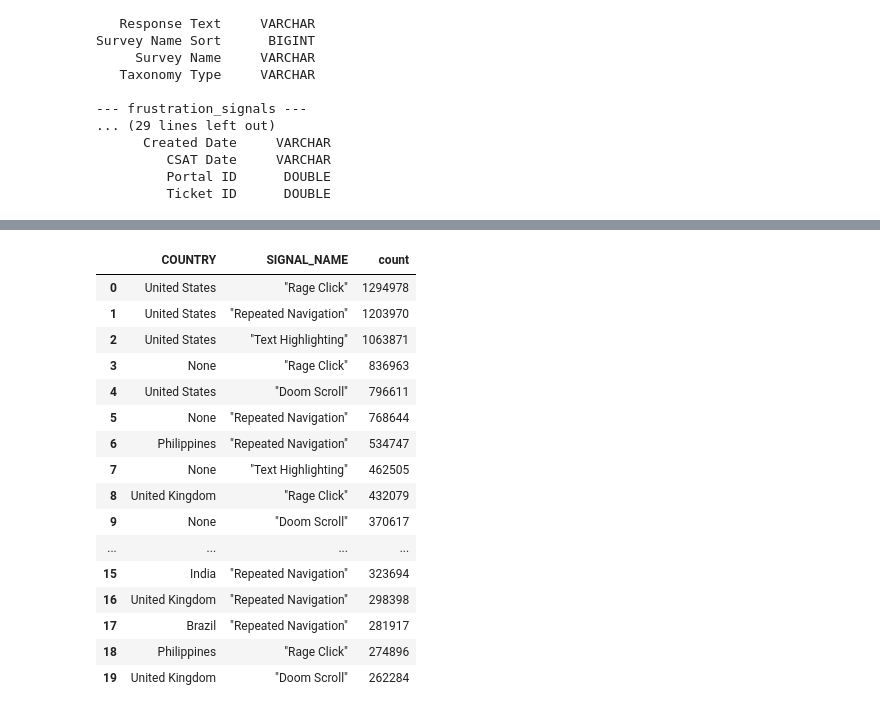
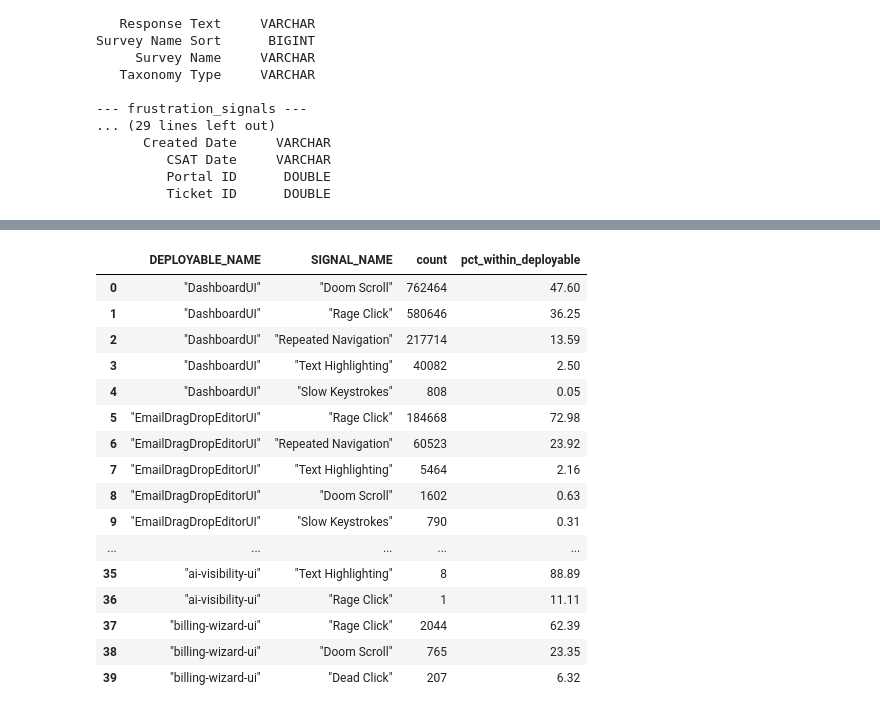
Before and after one commit to carlosmelgar5/Hubspot, a Jupyter notebook: notebooks/Database/db.ipynb, the cells around one changed output, grey strips where cells are left out. Saved outputs shown, nothing was run; the diff lists cells and outputs as text; code cells hidden in the pictures.

Commit message:
Add frustration signals analysis: correlation, time-lag, segmentation, NLP theme map

```diff
--- a/notebooks/Database/db.ipynb
+++ b/notebooks/Database/db.ipynb
@@ -73,27 +150,29 @@ conn.execute("""
 # %%
-# FRUSTRATION SIGNALS - top signals by country
+# Cross-tabulation: signal type by deployable
+# This tells us whether certain UI components trigger specific types of frustration
 conn.execute("""
-    SELECT COUNTRY, SIGNAL_NAME, COUNT(*) as count
+    SELECT DEPLOYABLE_NAME, SIGNAL_NAME, COUNT(*) as count,
+           ROUND(COUNT(*) * 100.0 / SUM(COUNT(*)) OVER (PARTITION BY DEPLOYABLE_NAME), 2) as pct_within_deployable
     FROM frustration_signals
-    GROUP BY COUNTRY, SIGNAL_NAME
-    ORDER BY count DESC
-    LIMIT 20
+    GROUP BY DEPLOYABLE_NAME, SIGNAL_NAME
+    ORDER BY DEPLOYABLE_NAME, count DESC
+    LIMIT 40
 """).df()
 # %% [output]
-|  | COUNTRY | SIGNAL_NAME | count |
-| 0 | United States | "Rage Click" | 1294978 |
-| 1 | United States | "Repeated Navigation" | 1203970 |
-| 2 | United States | "Text Highlighting" | 1063871 |
-| 3 | None | "Rage Click" | 836963 |
-| 4 | United States | "Doom Scroll" | 796611 |
-| 5 | None | "Repeated Navigation" | 768644 |
-| 6 | Philippines | "Repeated Navigation" | 534747 |
-| 7 | None | "Text Highlighting" | 462505 |
-| 8 | United Kingdom | "Rage Click" | 432079 |
-| 9 | None | "Doom Scroll" | 370617 |
-| ... | ... | ... | ... |
-| 15 | India | "Repeated Navigation" | 323694 |
-| 16 | United Kingdom | "Repeated Navigation" | 298398 |
-| 17 | Brazil | "Repeated Navigation" | 281917 |
-| 18 | Philippines | "Rage Click" | 274896 |
-| 19 | United Kingdom | "Doom Scroll" | 262284 |
+|  | DEPLOYABLE_NAME | SIGNAL_NAME | count | pct_within_deployable |
+| 0 | "DashboardUI" | "Doom Scroll" | 762464 | 47.60 |
+| 1 | "DashboardUI" | "Rage Click" | 580646 | 36.25 |
+| 2 | "DashboardUI" | "Repeated Navigation" | 217714 | 13.59 |
+| 3 | "DashboardUI" | "Text Highlighting" | 40082 | 2.50 |
+| 4 | "DashboardUI" | "Slow Keystrokes" | 808 | 0.05 |
+| 5 | "EmailDragDropEditorUI" | "Rage Click" | 184668 | 72.98 |
+| 6 | "EmailDragDropEditorUI" | "Repeated Navigation" | 60523 | 23.92 |
+| 7 | "EmailDragDropEditorUI" | "Text Highlighting" | 5464 | 2.16 |
+| 8 | "EmailDragDropEditorUI" | "Doom Scroll" | 1602 | 0.63 |
+| 9 | "EmailDragDropEditorUI" | "Slow Keystrokes" | 790 | 0.31 |
+| ... | ... | ... | ... | ... |
+| 35 | "ai-visibility-ui" | "Text Highlighting" | 8 | 88.89 |
+| 36 | "ai-visibility-ui" | "Rage Click" | 1 | 11.11 |
+| 37 | "billing-wizard-ui" | "Rage Click" | 2044 | 62.39 |
+| 38 | "billing-wizard-ui" | "Doom Scroll" | 765 | 23.35 |
+| 39 | "billing-wizard-ui" | "Dead Click" | 207 | 6.32 |
```
Also changed, not shown: parts of 19 cells of this notebook, 1 other file.
